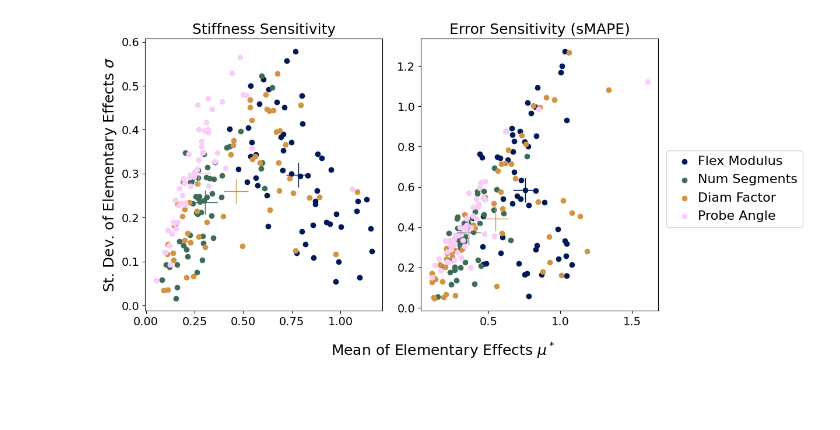
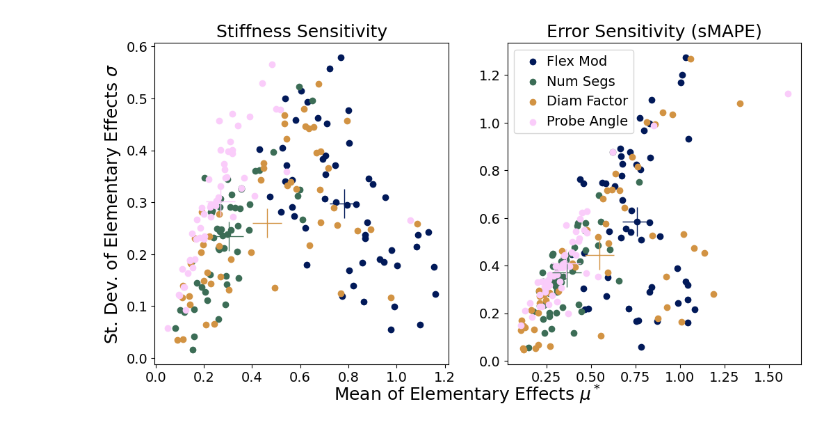
Before and after one commit to Intelligent-Machines-and-Materials-Lab/MuJoCoBlueberryModeling, a Jupyter notebook: src/sensitivity_analysis_plotter.ipynb, the cells around one changed output. Saved outputs shown, nothing was run; the diff lists cells and outputs as text; code cells hidden in the pictures; blank space fills up the shorter version.

```diff
--- a/src/sensitivity_analysis_plotter.ipynb
+++ b/src/sensitivity_analysis_plotter.ipynb
@@ -20,38 +20,39 @@ morris_problem = all_trial_data[0]['problem']
 # make a scatterplot with mu star on the x axis and sigma on the y axis for each parameter, for both stiffness and error
 # each parameter should be a different color. The stiffness and error will be on different plots.
 plt.close('all')
-full_variable_names = ["Flex Modulus", "Num Segments", "Diam Factor", "Probe Angle"]
+full_variable_names = ["Flex Mod", "Num Segs", "Diam Factor", "Probe Angle"]
 fig, ax = plt.subplots(1, 2, figsize=(12, 6))
 colors = [cm.batlow(x) for x in np.linspace(0, 1, len(morris_problem['names']))]
 for i, name in enumerate(morris_problem['names']):
     for j in range(len(Stiffness_Sis)):
         ax[0].scatter(Stiffness_Sis[j]['mu_star'][i], Stiffness_Sis[j]['sigma'][i],
                     color=colors[i], label=name if j == 0 else None)
         ax[1].scatter(Error_Sis[j]['mu_star'][i], Error_Sis[j]['sigma'][i],
                     color=colors[i], label=name if j == 0 else None)
 
 # get mean of the stiffness and error sensitivity indices for each parameter and plot them as a line on the scatterplot
 mean_stiffness_Sis = {name: {'mu_star': [], 'sigma': []} for name in morris_problem['names']}
 mean_error_Sis = {name: {'mu_star': [], 'sigma': []} for name in morris_problem['names']}
 for i, name in enumerate(morris_problem['names']):
     for j in range(len(Stiffness_Sis)):
         mean_stiffness_Sis[name]['mu_star'].append(Stiffness_Sis[j]['mu_star'][i])
         mean_stiffness_Sis[name]['sigma'].append(Stiffness_Sis[j]['sigma'][i])
         mean_error_Sis[name]['mu_star'].append(Error_Sis[j]['mu_star'][i])
         mean_error_Sis[name]['sigma'].append(Error_Sis[j]['sigma'][i])
     ax[0].plot(np.mean(mean_stiffness_Sis[name]['mu_star']), np.mean(mean_stiffness_Sis[name]['sigma']),
                 color=colors[i], marker='+', markersize=30, label=name)
     ax[1].plot(np.mean(mean_error_Sis[name]['mu_star']), np.mean(mean_error_Sis[name]['sigma']),
                 color=colors[i], marker='+', markersize=30, label=name)
 ax[0].set_title('Stiffness Sensitivity', fontsize=18)
 ax[0].set_ylabel('St. Dev. of Elementary Effects $\sigma$', fontsize=18)
 ax[1].set_title('Error Sensitivity (sMAPE)', fontsize=18)
 fig.supxlabel('Mean of Elementary Effects $\mu^*$', fontsize=18)
 ax[0].tick_params(axis='both', which='major', labelsize=14)
 ax[1].tick_params(axis='both', which='major', labelsize=14)
 handles, labels = ax[0].get_legend_handles_labels()
-fig.legend(handles[0:4], full_variable_names, loc='center left', bbox_to_anchor=(0.81, 0.5), fontsize=16, handletextpad=0.01)
-fig.tight_layout(rect=[0, 0, 0.82, 1])  # leave room on the right for the legend
+ax[1].legend(handles[0:4], full_variable_names, fontsize=14, handletextpad=0.01, loc='upper left')
+# fig.tight_layout(rect=[0, 0, 0.82, 1])  # leave room on the right for the legend
+plt.savefig(f"../images/sensitivity_analysis_v1_3.pdf", dpi=300)
 plt.show()
 # %% [output]
-[figure, old version]
+[figure, new version]
```
Also changed, not shown: parts of 1 cell of this notebook, 6 other files.
